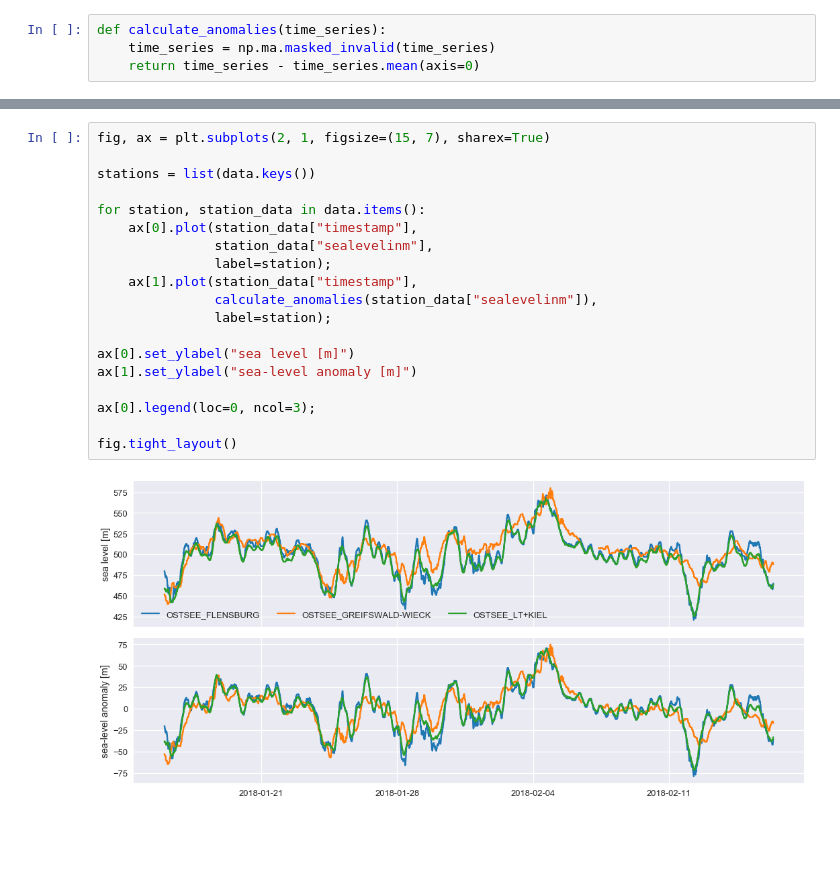
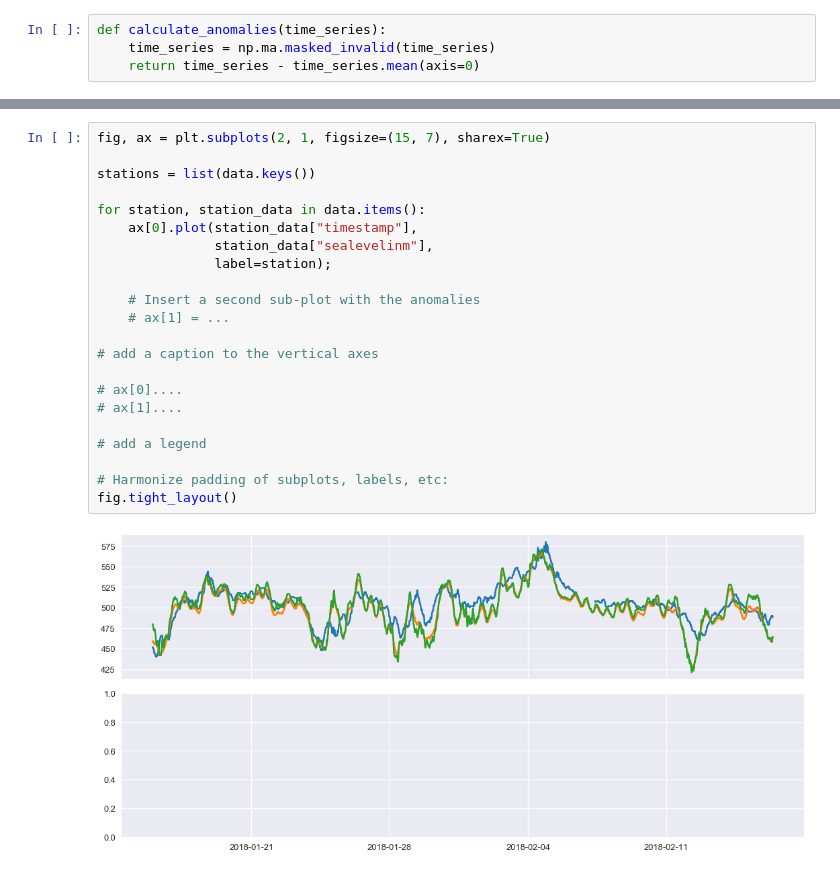
Before and after one commit to geomar-od/python-intro-201804, a Jupyter notebook: session-02_part-01_plot_Baltic_sea_level_data.ipynb, the cells around one changed output, grey strips where cells are left out. Saved outputs shown, nothing was run; the diff lists cells and outputs as text; blank space fills up the shorter version.

```diff
--- a/session-02_part-01_plot_Baltic_sea_level_data.ipynb
+++ b/session-02_part-01_plot_Baltic_sea_level_data.ipynb
@@ -46,21 +55,24 @@ def calculate_anomalies(time_series):
 # %%
 fig, ax = plt.subplots(2, 1, figsize=(15, 7), sharex=True)
 
 stations = list(data.keys())
 
 for station, station_data in data.items():
     ax[0].plot(station_data["timestamp"],
                station_data["sealevelinm"],
                label=station);
-    ax[1].plot(station_data["timestamp"],
-               calculate_anomalies(station_data["sealevelinm"]),
-               label=station);
 
-ax[0].set_ylabel("sea level [m]")
-ax[1].set_ylabel("sea-level anomaly [m]")
+    # Insert a second sub-plot with the anomalies
+    # ax[1] = ...
 
-ax[0].legend(loc=0, ncol=3);
+# add a caption to the vertical axes
 
+# ax[0]....
+# ax[1]....
+
+# add a legend
+
+# Harmonize padding of subplots, labels, etc:
 fig.tight_layout()
 # %% [output]
-[figure, old version]
+[figure, new version]
```
Also changed, not shown: parts of 7 cells of this notebook.
